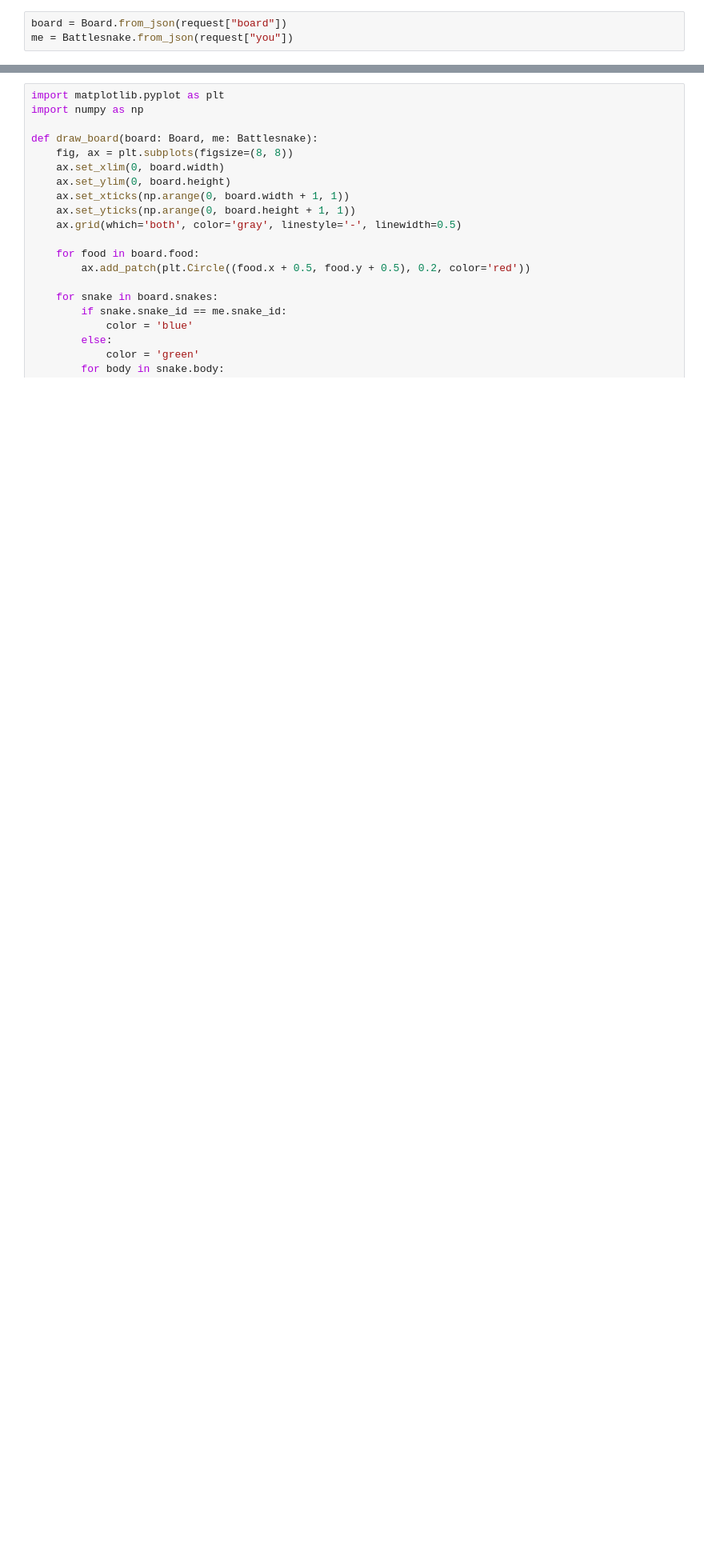
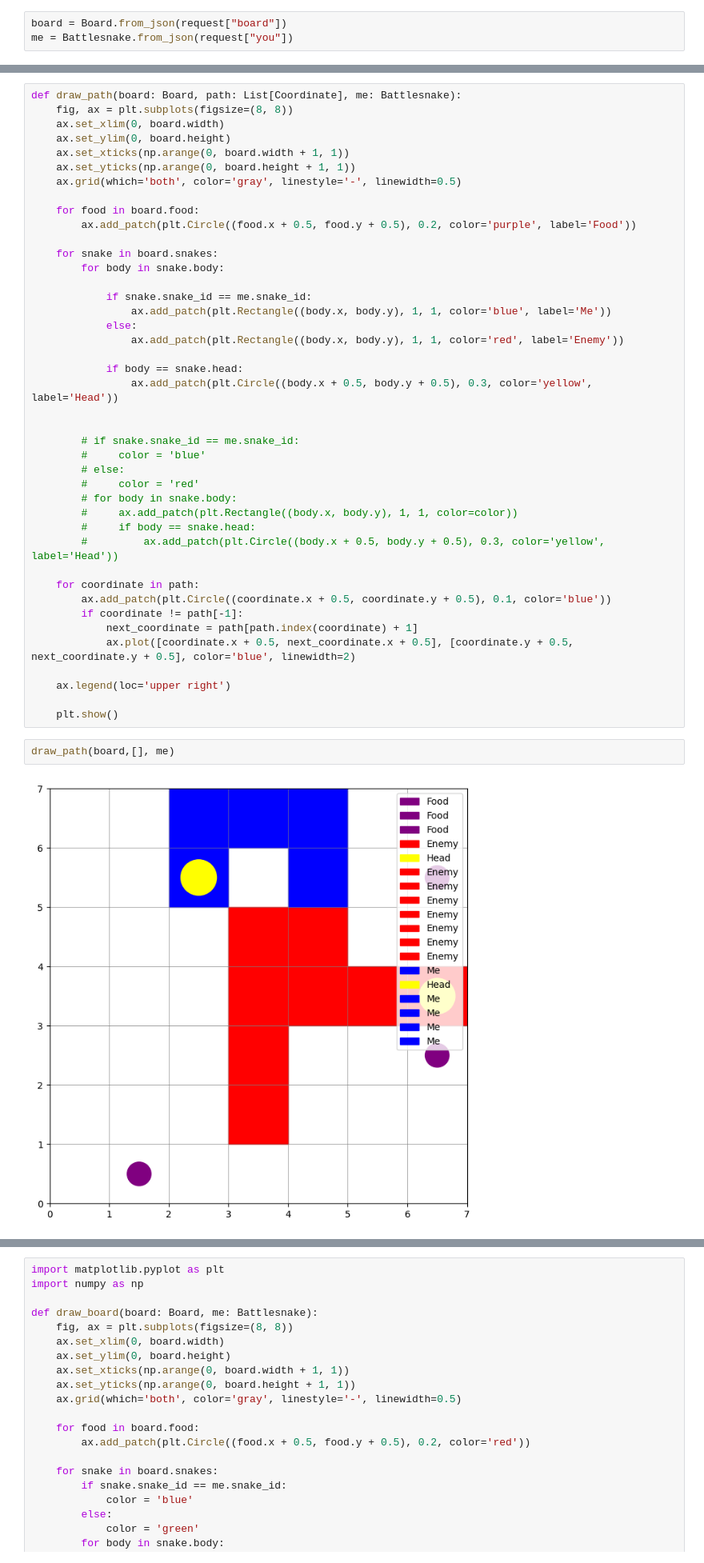
Before and after one commit to VgsStudio/ecm502_battlesnake_ia, a Jupyter notebook: notebook/ecm502_battlesnake_ia.ipynb, the cells around one changed output, grey strips where cells are left out. Shown at 80% size. Cells and saved outputs as stored; diff of their text form; blank space fills up the shorter version.

```diff
--- a/notebook/ecm502_battlesnake_ia.ipynb
+++ b/notebook/ecm502_battlesnake_ia.ipynb
@@ -430,0 +433,46 @@ me = Battlesnake.from_json(request["you"])
+# %%
+def draw_path(board: Board, path: List[Coordinate], me: Battlesnake):
+    fig, ax = plt.subplots(figsize=(8, 8))
+    ax.set_xlim(0, board.width)
+    ax.set_ylim(0, board.height)
+    ax.set_xticks(np.arange(0, board.width + 1, 1))
+    ax.set_yticks(np.arange(0, board.height + 1, 1))
+    ax.grid(which='both', color='gray', linestyle='-', linewidth=0.5)
+
+    for food in board.food:
+        ax.add_patch(plt.Circle((food.x + 0.5, food.y + 0.5), 0.2, color='purple', label='Food'))
+
+    for snake in board.snakes:
+        for body in snake.body:
+
+            if snake.snake_id == me.snake_id:
+                ax.add_patch(plt.Rectangle((body.x, body.y), 1, 1, color='blue', label='Me'))
+            else:
+                ax.add_patch(plt.Rectangle((body.x, body.y), 1, 1, color='red', label='Enemy'))
+
+            if body == snake.head:
+                ax.add_patch(plt.Circle((body.x + 0.5, body.y + 0.5), 0.3, color='yellow', label='Head'))
+
+
+        # if snake.snake_id == me.snake_id:
+        #     color = 'blue'
+        # else:
+        #     color = 'red'
+        # for body in snake.body:
+        #     ax.add_patch(plt.Rectangle((body.x, body.y), 1, 1, color=color))
+        #     if body == snake.head:
+        #         ax.add_patch(plt.Circle((body.x + 0.5, body.y + 0.5), 0.3, color='yellow', label='Head'))
+
+    for coordinate in path:
+        ax.add_patch(plt.Circle((coordinate.x + 0.5, coordinate.y + 0.5), 0.1, color='blue'))
+        if coordinate != path[-1]:
+            next_coordinate = path[path.index(coordinate) + 1]
+            ax.plot([coordinate.x + 0.5, next_coordinate.x + 0.5], [coordinate.y + 0.5, next_coordinate.y + 0.5], color='blue', linewidth=2)
+
+    ax.legend(loc='upper right')
+
+    plt.show()
+# %%
+draw_path(board,[], me)
+# %% [output]
+[figure, added]
```
Also changed, not shown: parts of 27 cells of this notebook.
